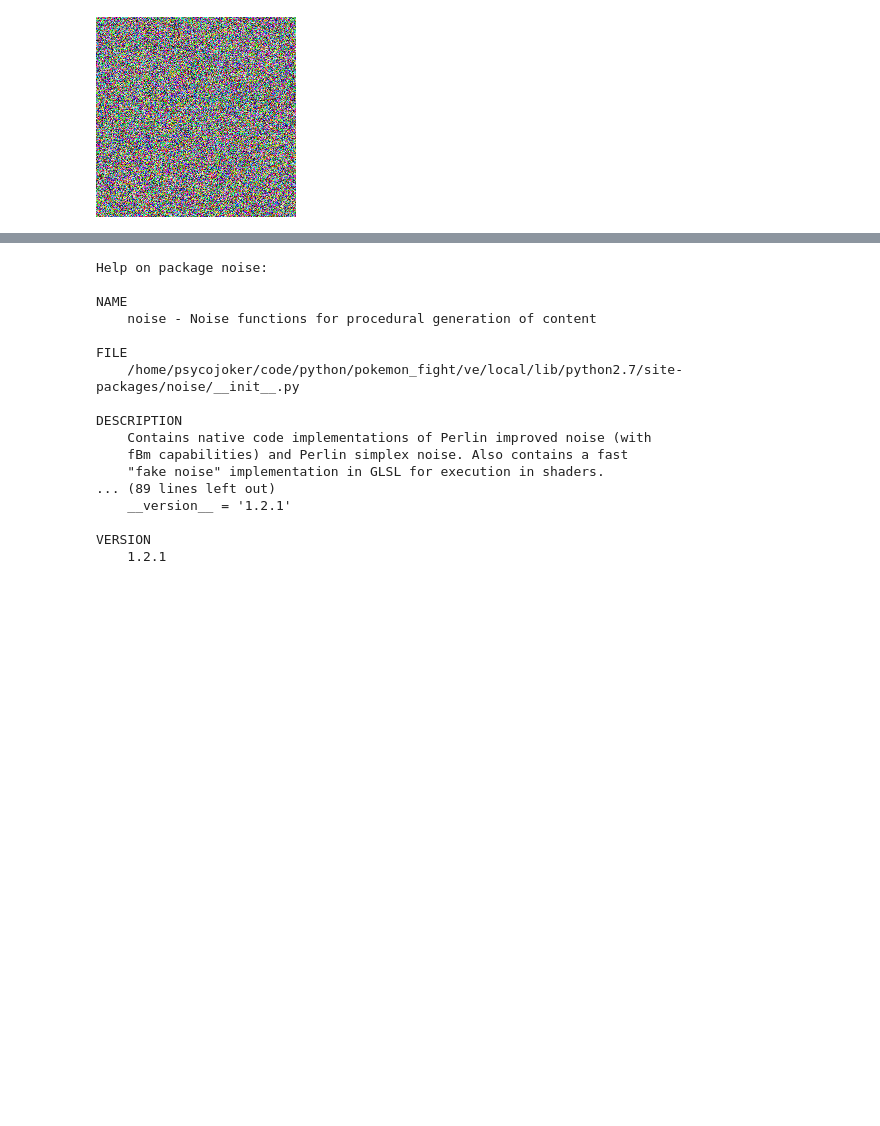
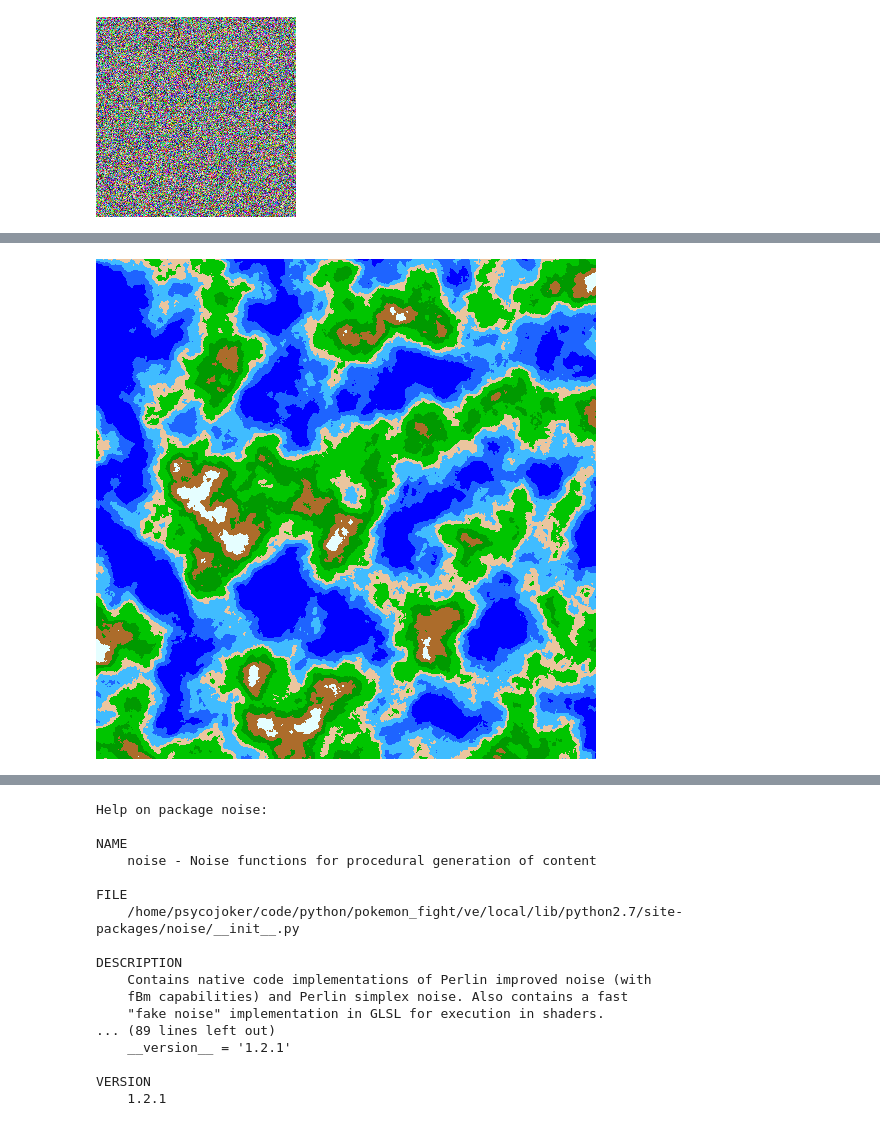
Before and after one commit to Psycojoker/pokefight, a Jupyter notebook: Untitled.ipynb, the cells around one changed output, grey strips where cells are left out. Drawn from its saved outputs; the diff is of its cells as text; code cells hidden in the pictures; blank space fills up the shorter version.

```diff
--- a/Untitled.ipynb
+++ b/Untitled.ipynb
@@ -218,0 +260,99 @@ image
+# %%
+import os
+import sys
+import shutil
+import noise
+import moviepy
+
+from random import randint
+from PIL import Image
+from moviepy.editor import ImageClip, ImageSequenceClip, CompositeVideoClip
+
+width = 500
+height = width
+
+# base = randint(0, 100000)
+base = 0
+
+values = []
+for i in range(height):
+    values.append([0]*width)
+
+octaves = 10
+freq = 16.0 * octaves
+
+image = Image.new("RGBA", (width, height))
+pixels = image.load()
+
+for i in range(0, width):
+    for j in range(0, height):
+        number = int((noise.snoise2((base + i) / freq, (base + j) / freq, octaves=octaves) * 127) + 128)
+        values[i][j] = number
+
+        pixels[(i, j)] = (0, 0, 0)
+
+if os.path.exists("map"):
+    shutil.rmtree("map")
+os.makedirs("map")
+image.save("map/0.png")
+images = ["map/0.png"]
+
+first_pixel_written_down = False
+
+
+def add_level(x, y, color):
+    global a, previous_percent, images, first_pixel_written_down
+    for level in range(x, y):
+        have_written_this_loop = False
+        for i in range(0, width):
+            for j in range(0, height):
+
+                a += 1
+
+                percent = int((float(a) / total) * 100)
+                if percent != previous_percent:
+                    sys.stdout.write("%s%%\r" % (percent))
+                    sys.stdout.flush()
+                    previous_percent = percent
+
+                number = values[i][j]
+                if number != level:
+                    continue
+                # color = (number, number, number)
+
+                have_written_this_loop = True
+
+                if x <= number < y:
+                    first_pixel_written_down = True
+                    pixels[(j, i)] = color
+
+
+
+
+        # if (a % fps) == 0:
+        if first_pixel_written_down and have_written_this_loop:
+            image.save("map/%s.png" % a)
+            images.append("map/%s.png" % a)
+
+
+a = 1
+previous_percent = 0
+total = width * height * 8 * 255
+
+frames = 1000
+fps = 60
+
+add_level(0, 100, (0, 0, 255))  # deep water
+add_level(100, 115, (30, 100, 255))  # water
+add_level(115, 130, (64, 188, 255))  # coast water
+add_level(130, 140, (235, 197, 158))  # beatch
+add_level(140, 160, (0, 197, 0))  # grass
+add_level(160, 175, (0, 154, 0))  # forest
+add_level(175, 190, (172, 108, 43))  # montains
+add_level(190, 1000, (229, 254, 299))  # snow
+
+
+# CompositeVideoClip([ImageSequenceClip(images + images[-1:]*(4 * (frames / fps)), fps=(frames / fps))]).write_videofile("map.mp4", fps=30)
+CompositeVideoClip([ImageSequenceClip(images + images[-1:]*(4 * (frames / fps)), fps=(frames / fps))]).write_videofile("map.mp4", fps=30)
+image
+# %% [output]
@@ -218,0 +363 @@ image
+[figure, added]
```
Also changed, not shown: parts of 5 cells of this notebook.
